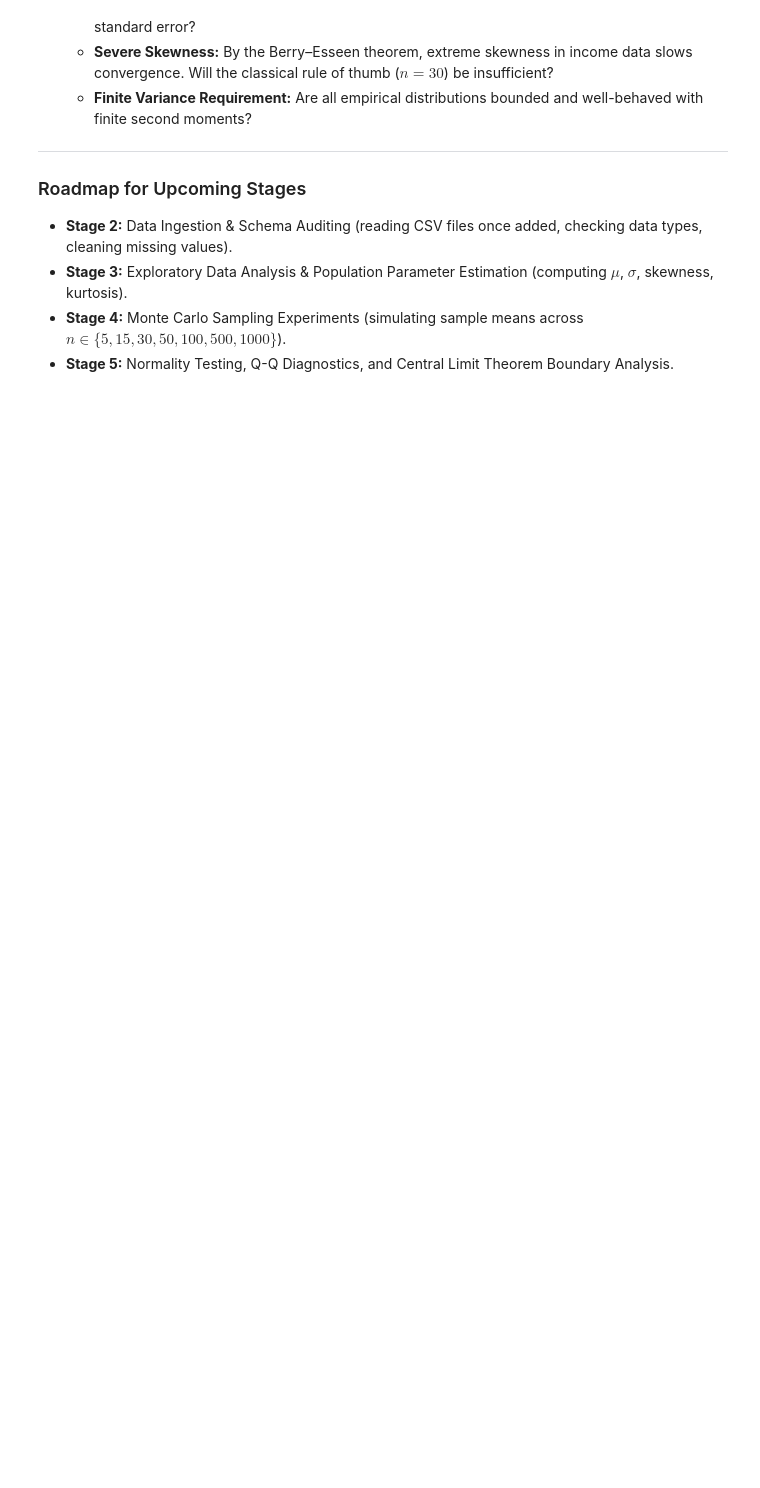
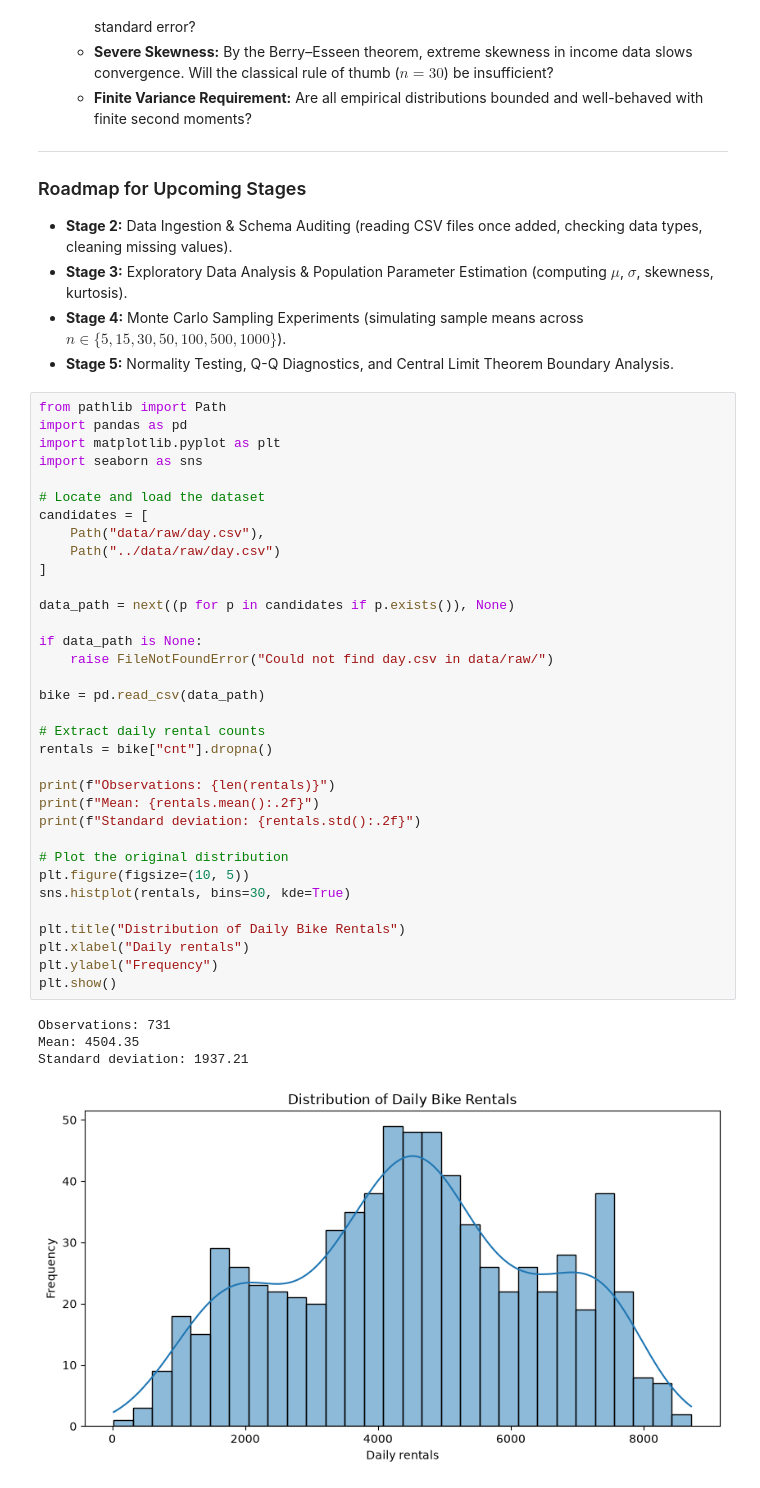
Before and after one commit to Debarghapaulgh/clt-real-world-investigation, a Jupyter notebook: notebooks/01_data_exploration.ipynb, the cells around one changed output. Saved outputs shown, nothing was run; the diff lists cells and outputs as text; blank space fills up the shorter version.

```diff
--- a/notebooks/01_data_exploration.ipynb
+++ b/notebooks/01_data_exploration.ipynb
@@ -193,3 +193,42 @@ Our empirical study is structured around five core research questions:
 - **Stage 3:** Exploratory Data Analysis & Population Parameter Estimation (computing $\mu$, $\sigma$, skewness, kurtosis).
 - **Stage 4:** Monte Carlo Sampling Experiments (simulating sample means across $n \in \{5, 15, 30, 50, 100, 500, 1000\}$).
 - **Stage 5:** Normality Testing, Q-Q Diagnostics, and Central Limit Theorem Boundary Analysis.
+# %%
+from pathlib import Path
+import pandas as pd
+import matplotlib.pyplot as plt
+import seaborn as sns
+
+# Locate and load the dataset
+candidates = [
+    Path("data/raw/day.csv"),
+    Path("../data/raw/day.csv")
+]
+
+data_path = next((p for p in candidates if p.exists()), None)
+
+if data_path is None:
+    raise FileNotFoundError("Could not find day.csv in data/raw/")
+
+bike = pd.read_csv(data_path)
+
+# Extract daily rental counts
+rentals = bike["cnt"].dropna()
+
+print(f"Observations: {len(rentals)}")
+print(f"Mean: {rentals.mean():.2f}")
+print(f"Standard deviation: {rentals.std():.2f}")
+
+# Plot the original distribution
+plt.figure(figsize=(10, 5))
+sns.histplot(rentals, bins=30, kde=True)
+
+plt.title("Distribution of Daily Bike Rentals")
+plt.xlabel("Daily rentals")
+plt.ylabel("Frequency")
+plt.show()
+# %% [output]
+Observations: 731
+Mean: 4504.35
+Standard deviation: 1937.21
+[figure, added]
```
Also changed, not shown: parts of 1 cell of this notebook.
